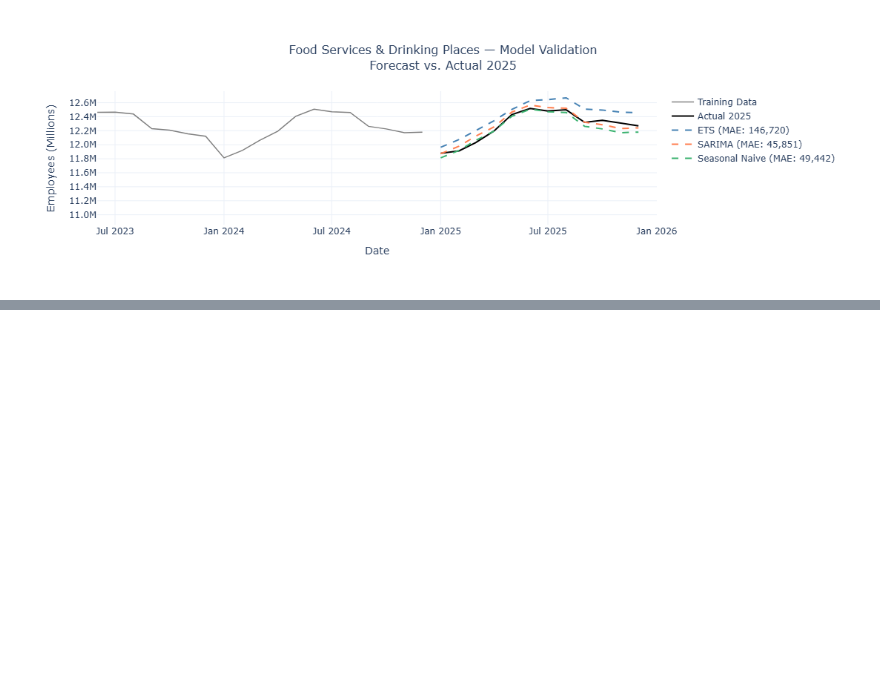
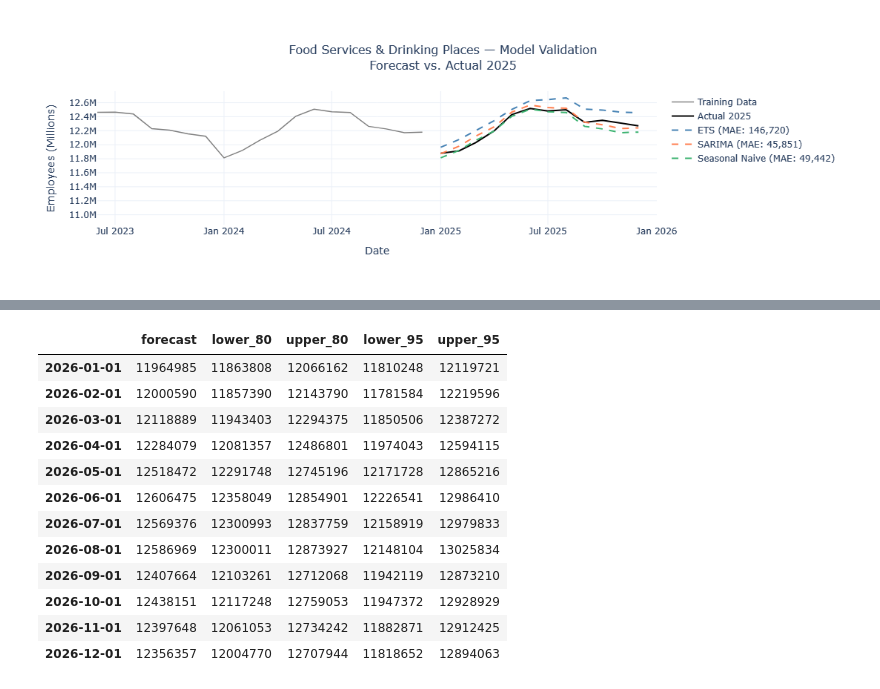
Before and after one commit to Jason-Staats/up-or-on-the-rocks, a Jupyter notebook: up_or_rocks.ipynb, the cells around one changed output, grey strips where cells are left out. Drawn from its saved outputs; the diff is of its cells as text; code cells hidden in the pictures; blank space fills up the shorter version.

```diff
--- a/up_or_rocks.ipynb
+++ b/up_or_rocks.ipynb
@@ -649,3 +762,21 @@ fig.show()
+# %%
+forecast_table = forecast_table.round(0).astype(int)
+
+forecast_table
+# %% [output]
+|  | forecast | lower_80 | upper_80 | lower_95 | upper_95 |
+| 2026-01-01 | 11964985 | 11863808 | 12066162 | 11810248 | 12119721 |
+| 2026-02-01 | 12000590 | 11857390 | 12143790 | 11781584 | 12219596 |
+| 2026-03-01 | 12118889 | 11943403 | 12294375 | 11850506 | 12387272 |
+| 2026-04-01 | 12284079 | 12081357 | 12486801 | 11974043 | 12594115 |
+| 2026-05-01 | 12518472 | 12291748 | 12745196 | 12171728 | 12865216 |
+| 2026-06-01 | 12606475 | 12358049 | 12854901 | 12226541 | 12986410 |
+| 2026-07-01 | 12569376 | 12300993 | 12837759 | 12158919 | 12979833 |
+| 2026-08-01 | 12586969 | 12300011 | 12873927 | 12148104 | 13025834 |
+| 2026-09-01 | 12407664 | 12103261 | 12712068 | 11942119 | 12873210 |
+| 2026-10-01 | 12438151 | 12117248 | 12759053 | 11947372 | 12928929 |
+| 2026-11-01 | 12397648 | 12061053 | 12734242 | 11882871 | 12912425 |
+| 2026-12-01 | 12356357 | 12004770 | 12707944 | 11818652 | 12894063 |
 # %%
 comparison_2026 = pd.concat(
     [
```
Also changed, not shown: parts of 14 cells of this notebook, 7 other files.
